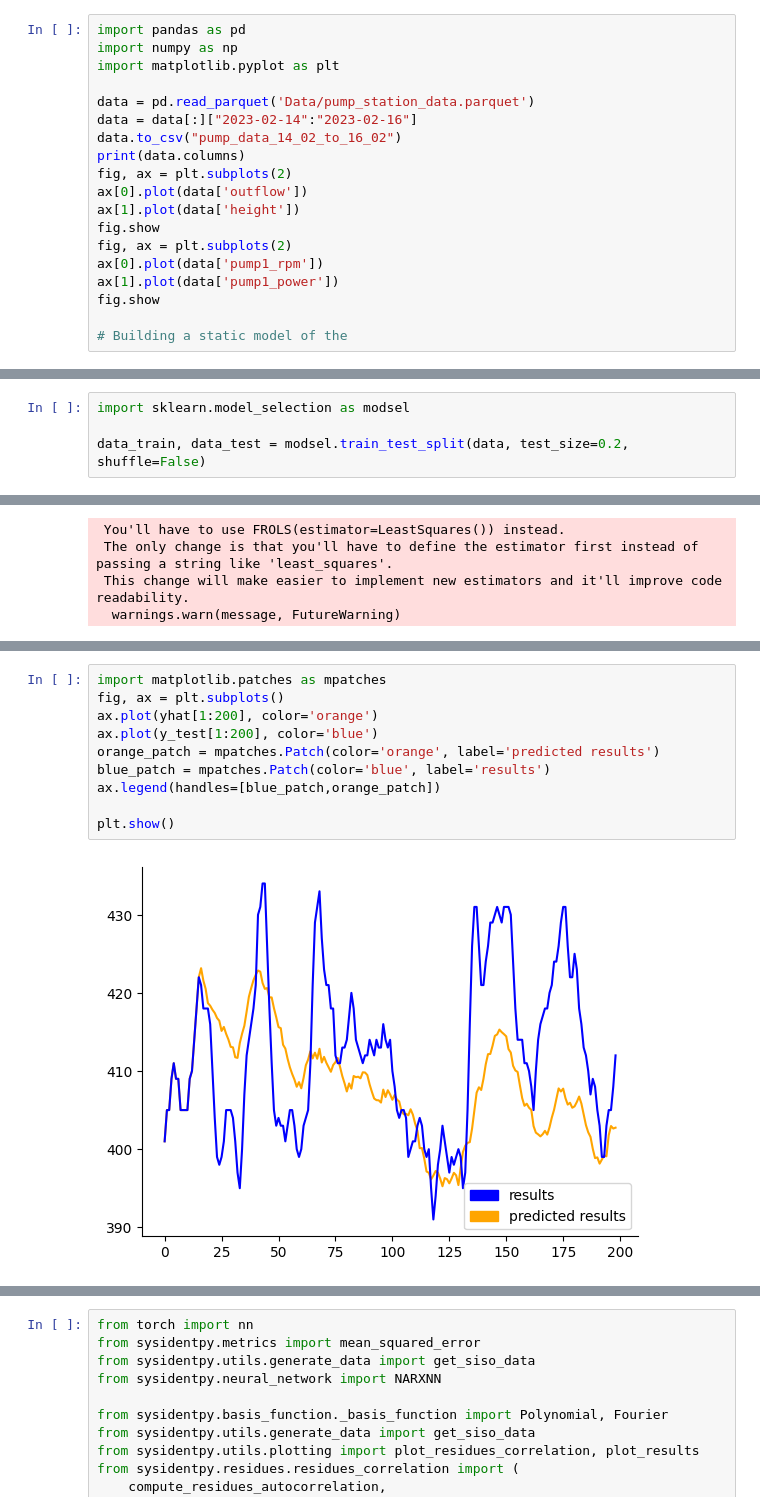
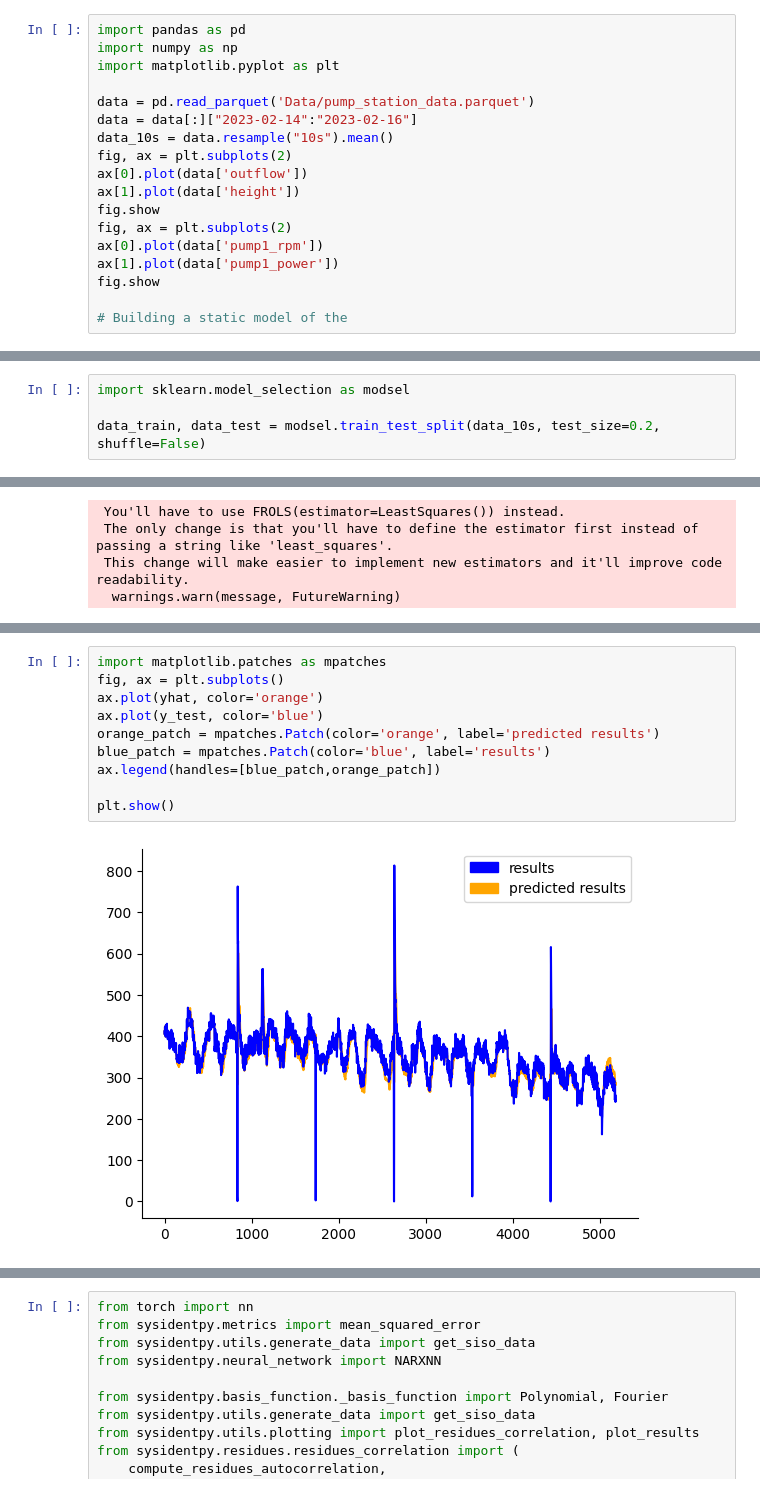
Before and after one commit to nitram1805/Digitization_of_electronic_assets, a Jupyter notebook: Group_1_final_proj.ipynb, the cells around one changed output, grey strips where cells are left out. Saved outputs shown, nothing was run; the diff lists cells and outputs as text.

```diff
--- a/Group_1_final_proj.ipynb
+++ b/Group_1_final_proj.ipynb
@@ -5,8 +5,7 @@ import matplotlib.pyplot as plt
 
 data = pd.read_parquet('Data/pump_station_data.parquet')
 data = data[:]["2023-02-14":"2023-02-16"]
-data.to_csv("pump_data_14_02_to_16_02")
-print(data.columns)
+data_10s = data.resample("10s").mean()
 fig, ax = plt.subplots(2)
 ax[0].plot(data['outflow'])
 ax[1].plot(data['height'])
@@ -27,7 +23,7 @@ Index(['height', 'outflow', 'pump1_rpm', 'pump1_power', 'pump4_rpm',
 # %%
 import sklearn.model_selection as modsel
 
-data_train, data_test = modsel.train_test_split(data, test_size=0.2, shuffle=False)
+data_train, data_test = modsel.train_test_split(data_10s, test_size=0.2, shuffle=False)
 # %%
 # Format the data so that it can be used to fit the ARX model
 # The rpm values of both pumps are chosen as input values
@@ -100,15 +83,15 @@ print(rrse)
 # %%
 import matplotlib.patches as mpatches
 fig, ax = plt.subplots()
-ax.plot(yhat[1:200], color='orange')
-ax.plot(y_test[1:200], color='blue')
+ax.plot(yhat, color='orange')
+ax.plot(y_test, color='blue')
 orange_patch = mpatches.Patch(color='orange', label='predicted results')
 blue_patch = mpatches.Patch(color='blue', label='results')
 ax.legend(handles=[blue_patch,orange_patch])
 
 plt.show()
 # %% [output]
-[figure, old version]
+[figure, new version]
 # %%
 r = pd.DataFrame(
     results(
```
Also changed, not shown: parts of 15 cells of this notebook.
